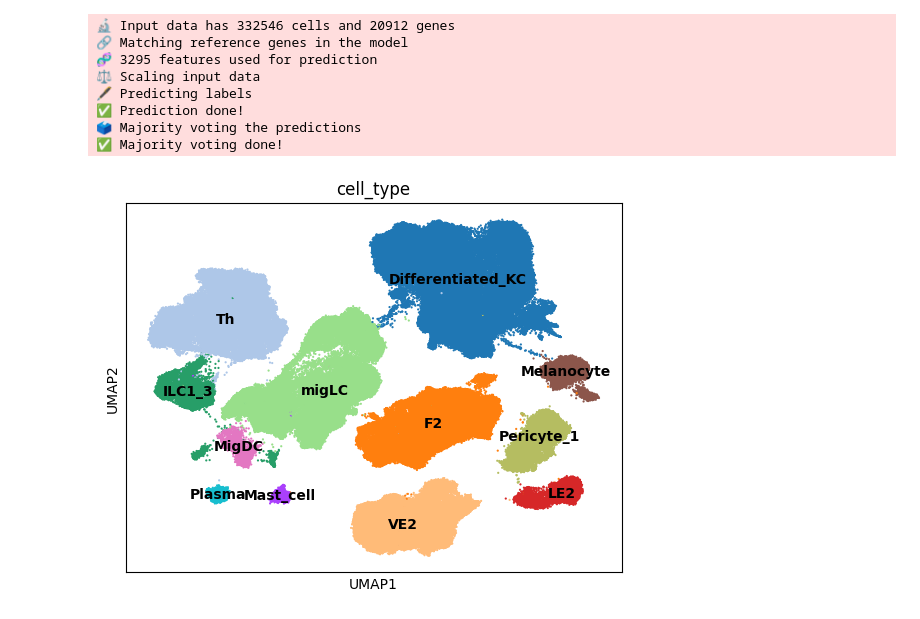
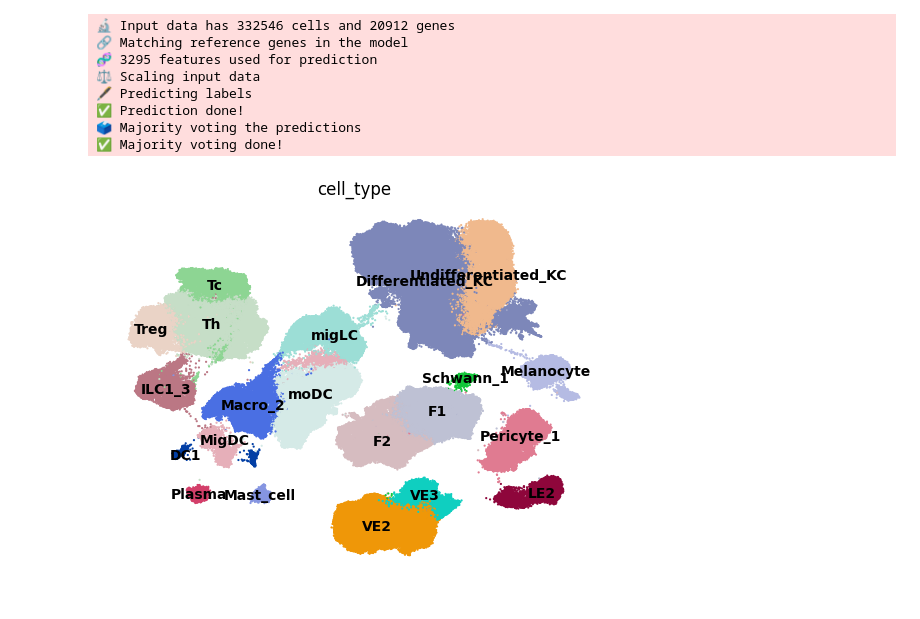
Before and after one commit to menchelab/Neuwirth_Malzl_et_al_2024, a Jupyter notebook: notebooks/prepare_cellchat.ipynb, the cells around one changed output. Drawn from its saved outputs; the diff is of its cells as text; code cells hidden in the pictures.

```diff
--- a/notebooks/prepare_cellchat.ipynb
+++ b/notebooks/prepare_cellchat.ipynb
@@ -32,9 +59,7 @@ sc.pl.umap(
 # %%
-obs = adata.obs.copy()
-var = adata.raw.var.copy()
-bdata = ad.AnnData(
-    X = adata.raw.X,
-    obs = obs,
-    var = var,
-    dtype = np.int64
+bdata = io.initialize_from_raw(adata)
+sc.pp.normalize_total(
+    bdata,
+    target_sum = 1e4
 )
+sc.pp.log1p(bdata)
@@ -63,7 +80,7 @@ predictions = ct.annotate(
     bdata,
     model = 'Adult_Human_Skin.pkl',
     majority_voting = True,
-    over_clustering = 'leiden_scvi_0.1'
+    over_clustering = 'leiden_scvi_0.75'
 )
 # %% [output]
 🔬 Input data has 332546 cells and 20912 genes
@@ -81,11 +98,12 @@ adata.obs['cell_type'] = cdata.obs.majority_voting
 # %%
 %matplotlib inline
 sc.pl.umap(
     adata,
     color = 'cell_type',
     legend_loc = 'on data',
+    frameon = False,
     size = 10
 )
 # %% [output]
-[figure, old version]
+[figure, new version]
 # %%
```
Also changed, not shown: parts of 8 cells of this notebook, 4 other files.
